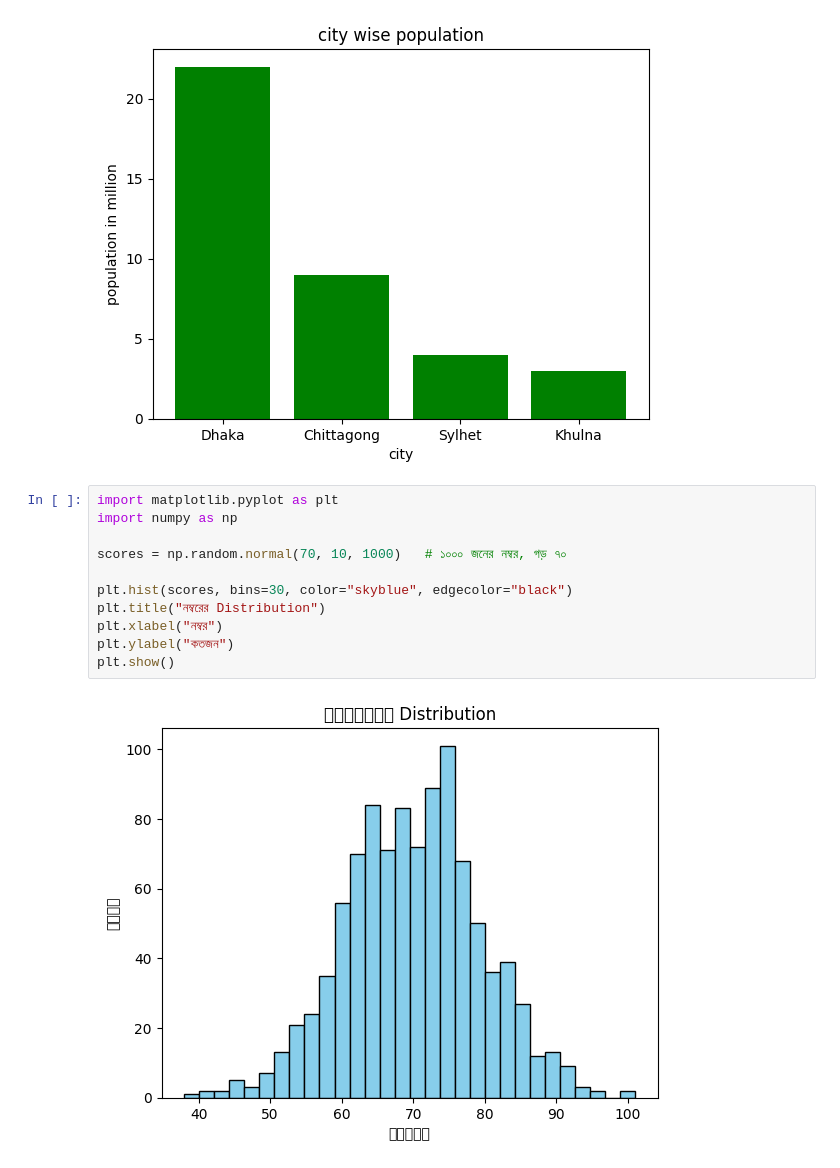
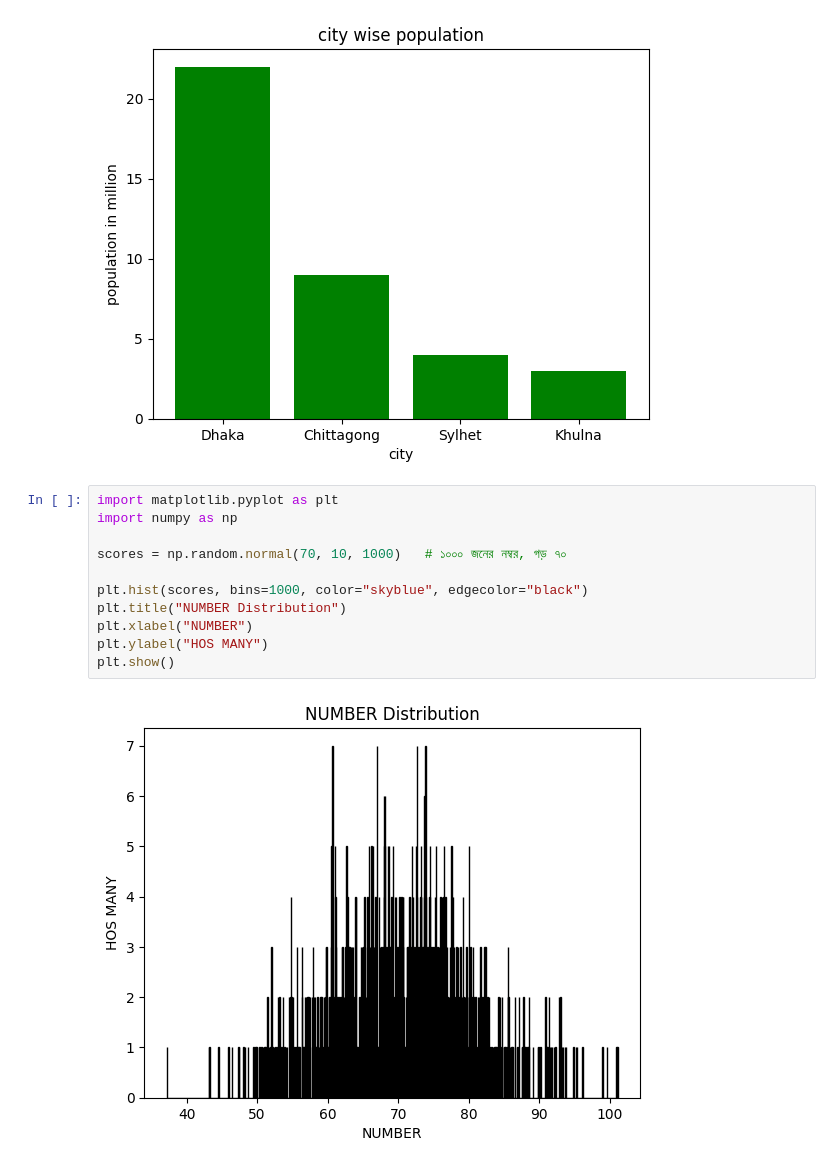
Before and after one commit to K-REDWAN/DATA-SCIENCE-JOURNEY, a Jupyter notebook: Visual.ipynb, the cells around one changed output. Saved outputs shown, nothing was run; the diff lists cells and outputs as text.

```diff
--- a/Visual.ipynb
+++ b/Visual.ipynb
@@ -27,13 +41,13 @@ plt.show()
 # %%
 import matplotlib.pyplot as plt
 import numpy as np
 
 scores = np.random.normal(70, 10, 1000)   # ১০০০ জনের নম্বর, গড় ৭০
 
-plt.hist(scores, bins=30, color="skyblue", edgecolor="black")
-plt.title("নম্বরের Distribution")
-plt.xlabel("নম্বর")
-plt.ylabel("কতজন")
+plt.hist(scores, bins=1000, color="skyblue", edgecolor="black")
+plt.title("NUMBER Distribution")
+plt.xlabel("NUMBER")
+plt.ylabel("HOS MANY")
 plt.show()
 # %% [output]
-[figure, old version]
+[figure, new version]
```
Also changed, not shown: parts of 5 cells of this notebook.
